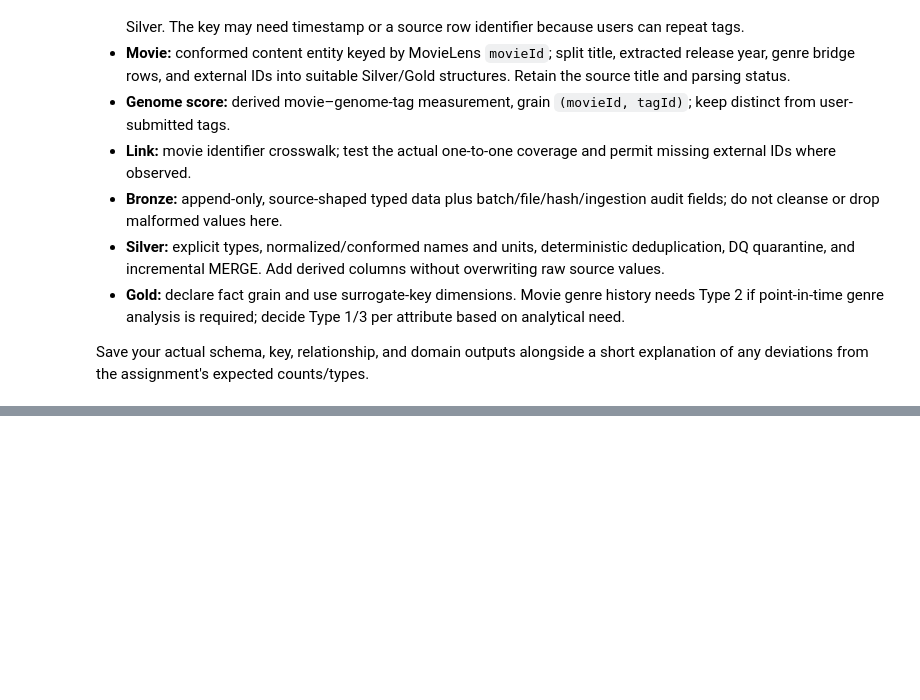
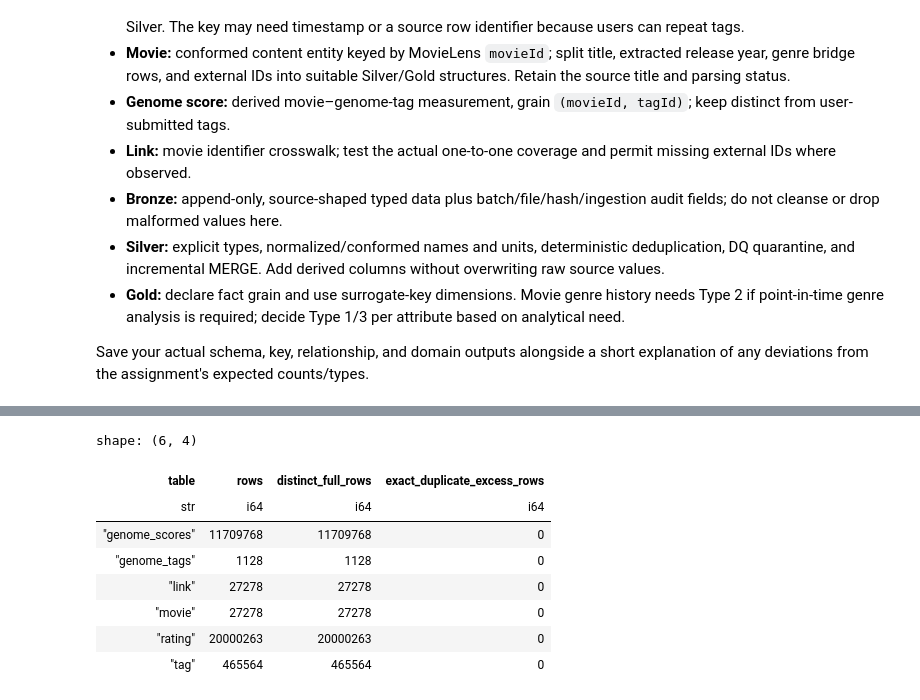
Before and after one commit to phiisonfire/de_upskills_mock_prj, a Jupyter notebook: analytics.ipynb, the cells around one changed output, grey strips where cells are left out. Cells and saved outputs as stored; diff of their text form; code cells hidden in the pictures; blank space fills up the shorter version.

```diff
--- a/analytics.ipynb
+++ b/analytics.ipynb
@@ -429,0 +529,26 @@ Save your actual schema, key, relationship, and domain outputs alongside a short
+# %%
+duplicate_rows = []
+for table_name, lf in source_frames.items():
+    columns = lf.collect_schema().names()
+    stats = lf.select(
+        pl.len().alias("rows"),
+        pl.struct(columns).n_unique().alias("distinct_full_rows"),
+    ).collect().to_dicts()[0]
+    duplicate_rows.append({
+        "table": table_name,
+        **stats,
+        "exact_duplicate_excess_rows": stats["rows"] - stats["distinct_full_rows"],
+    })
+exact_duplicate_profile = pl.DataFrame(duplicate_rows).sort("table")
+exact_duplicate_profile.write_csv(OUT_DIR / "exact_duplicate_profile.csv")
+exact_duplicate_profile
+# %% [output]
+shape: (6, 4)
+| table | rows | distinct_full_rows | exact_duplicate_excess_rows |
+| str | i64 | i64 | i64 |
+| "genome_scores" | 11709768 | 11709768 | 0 |
+| "genome_tags" | 1128 | 1128 | 0 |
+| "link" | 27278 | 27278 | 0 |
+| "movie" | 27278 | 27278 | 0 |
+| "rating" | 20000263 | 20000263 | 0 |
+| "tag" | 465564 | 465564 | 0 |
```
Also changed, not shown: parts of 13 cells of this notebook, 19 other files.
